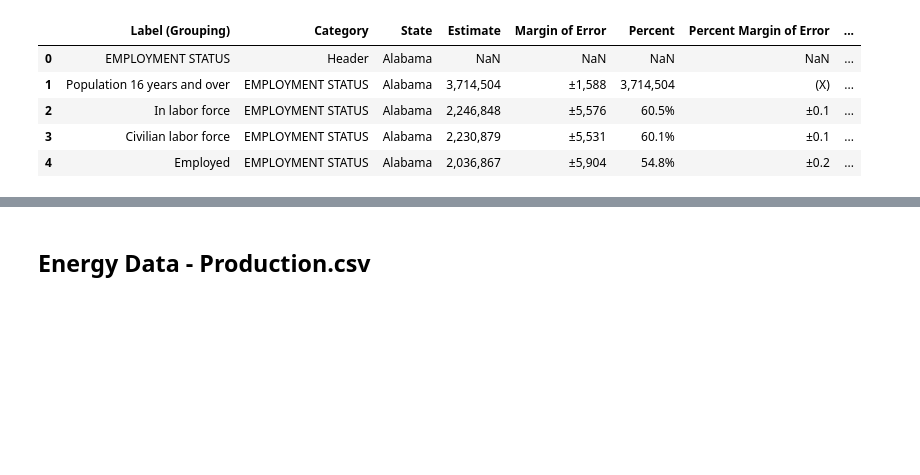
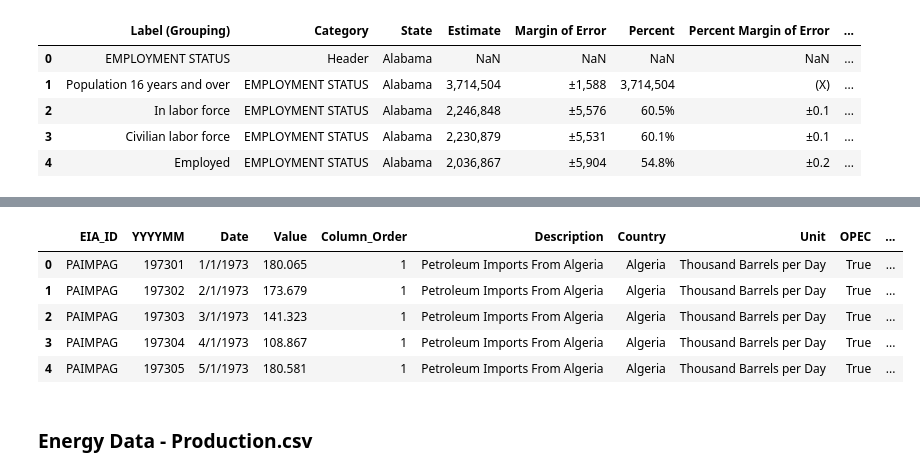
Before and after one commit to nklatsky/datathon-s24-team4-code, a Jupyter notebook: eda.ipynb, the cells around one changed output, grey strips where cells are left out. Drawn from its saved outputs; the diff is of its cells as text; code cells hidden in the pictures; blank space fills up the shorter version.

```diff
--- a/eda.ipynb
+++ b/eda.ipynb
@@ -136,2 +232,16 @@ Year  -  <class 'numpy.int64'>
+# %%
+# import data
+
+energy_import_export_path = data_folderpath + r"\Energy Data - Imports & Exports.csv"
+energy_import_export = pd.read_csv(energy_import_export_path)
+
+energy_import_export.head()
+# %% [output]
+|  | EIA_ID | YYYYMM | Date | Value | Column_Order | Description | Country | Unit | OPEC | ... |
+| 0 | PAIMPAG | 197301 | 1/1/1973 | 180.065 | 1 | Petroleum Imports From Algeria | Algeria | Thousand Barrels per Day | True | ... |
+| 1 | PAIMPAG | 197302 | 2/1/1973 | 173.679 | 1 | Petroleum Imports From Algeria | Algeria | Thousand Barrels per Day | True | ... |
+| 2 | PAIMPAG | 197303 | 3/1/1973 | 141.323 | 1 | Petroleum Imports From Algeria | Algeria | Thousand Barrels per Day | True | ... |
+| 3 | PAIMPAG | 197304 | 4/1/1973 | 108.867 | 1 | Petroleum Imports From Algeria | Algeria | Thousand Barrels per Day | True | ... |
+| 4 | PAIMPAG | 197305 | 5/1/1973 | 180.581 | 1 | Petroleum Imports From Algeria | Algeria | Thousand Barrels per Day | True | ... |
 # %% [markdown]
-## **Energy Data - Production.csv**
+### **Energy Data - Production.csv**
```
Also changed, not shown: parts of 22 cells of this notebook.
